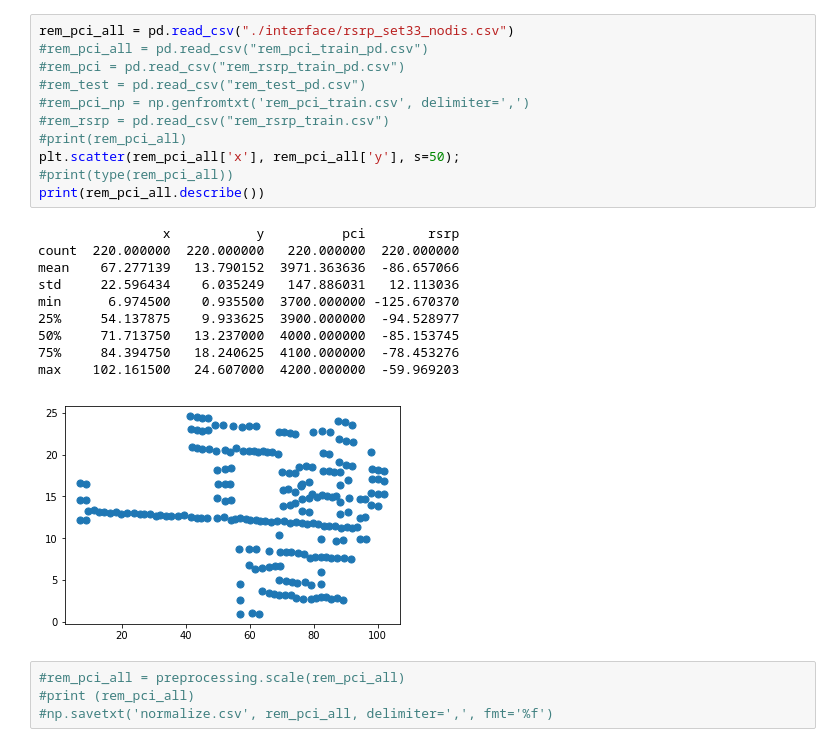
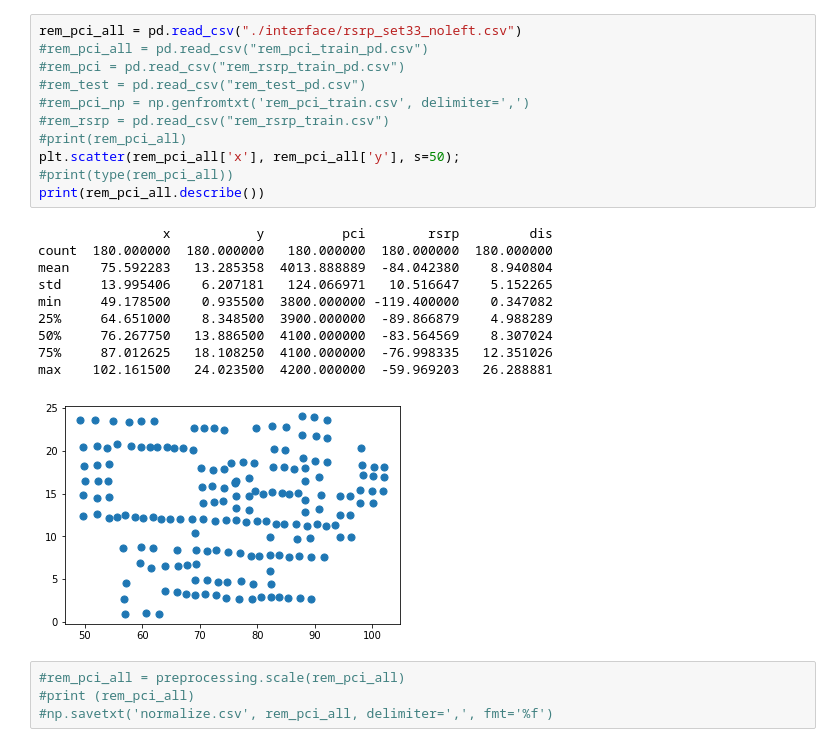
Before and after one commit to KJtiming/RadioMap, a Jupyter notebook: cluster.ipynb, the cells around one changed output. Cells and saved outputs as stored; diff of their text form.

```diff
--- a/cluster.ipynb
+++ b/cluster.ipynb
@@ -39,25 +41,25 @@ from sklearn import preprocessing
 # %%
-rem_pci_all = pd.read_csv("./interface/rsrp_set33_nodis.csv")
+rem_pci_all = pd.read_csv("./interface/rsrp_set33_noleft.csv")
 #rem_pci_all = pd.read_csv("rem_pci_train_pd.csv")
 #rem_pci = pd.read_csv("rem_rsrp_train_pd.csv")
 #rem_test = pd.read_csv("rem_test_pd.csv")
 #rem_pci_np = np.genfromtxt('rem_pci_train.csv', delimiter=',')
 #rem_rsrp = pd.read_csv("rem_rsrp_train.csv")
 #print(rem_pci_all)
 plt.scatter(rem_pci_all['x'], rem_pci_all['y'], s=50);
 #print(type(rem_pci_all))
 print(rem_pci_all.describe())
 # %% [output]
-                x           y          pci        rsrp
-count  220.000000  220.000000   220.000000  220.000000
-mean    67.277139   13.790152  3971.363636  -86.657066
-std     22.596434    6.035249   147.886031   12.113036
-min      6.974500    0.935500  3700.000000 -125.670370
-25%     54.137875    9.933625  3900.000000  -94.528977
-50%     71.713750   13.237000  4000.000000  -85.153745
-75%     84.394750   18.240625  4100.000000  -78.453276
-max    102.161500   24.607000  4200.000000  -59.969203
+                x           y          pci        rsrp         dis
+count  180.000000  180.000000   180.000000  180.000000  180.000000
+mean    75.592283   13.285358  4013.888889  -84.042380    8.940804
+std     13.995406    6.207181   124.066971   10.516647    5.152265
+min     49.178500    0.935500  3800.000000 -119.400000    0.347082
+25%     64.651000    8.348500  3900.000000  -89.866879    4.988289
+50%     76.267750   13.886500  4100.000000  -83.564569    8.307024
+75%     87.012625   18.108250  4100.000000  -76.998335   12.351026
+max    102.161500   24.023500  4200.000000  -59.969203   26.288881
-[figure, old version]
+[figure, new version]
 # %%
 #rem_pci_all = preprocessing.scale(rem_pci_all)
 #print (rem_pci_all)
```
Also changed, not shown: parts of 5 cells of this notebook, 13 other files.
